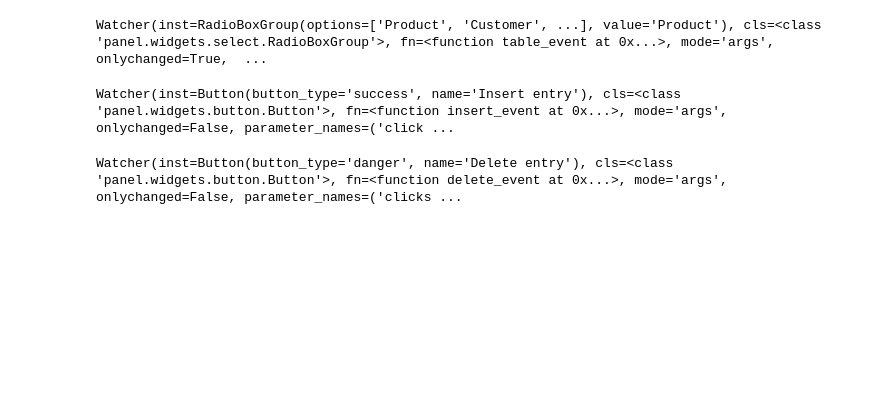
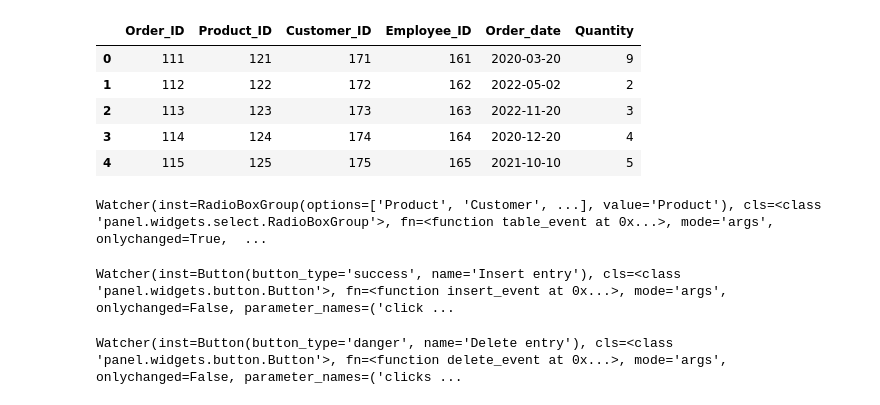
Before and after one commit to Horanituze/DS_Projects, a Jupyter notebook: db-GUI-app.ipynb, the cells around one changed output. Drawn from its saved outputs; the diff is of its cells as text; code cells hidden in the pictures; blank space fills up the shorter version.

```diff
--- a/db-GUI-app.ipynb
+++ b/db-GUI-app.ipynb
@@ -57,6 +57,16 @@ con = sqlite3.connect("DBMS.db")
 # Load the data into a DataFrame
 #df = pd.read_sql_query("SELECT * from Orders", con)
 #df
+# %%
+df = pd.read_sql_query("SELECT * from Orders", con)
+df
+# %% [output]
+|  | Order_ID | Product_ID | Customer_ID | Employee_ID | Order_date | Quantity |
+| 0 | 111 | 121 | 171 | 161 | 2020-03-20 | 9 |
+| 1 | 112 | 122 | 172 | 162 | 2022-05-02 | 2 |
+| 2 | 113 | 123 | 173 | 163 | 2022-11-20 | 3 |
+| 3 | 114 | 124 | 174 | 164 | 2020-12-20 | 4 |
+| 4 | 115 | 125 | 175 | 165 | 2021-10-10 | 5 |
 # %%
 table = pn.widgets.DataFrame(pd.read_sql_query("SELECT * from Product", con), name ='Table')
 def table_event(event):
```
Also changed, not shown: parts of 7 cells of this notebook.
